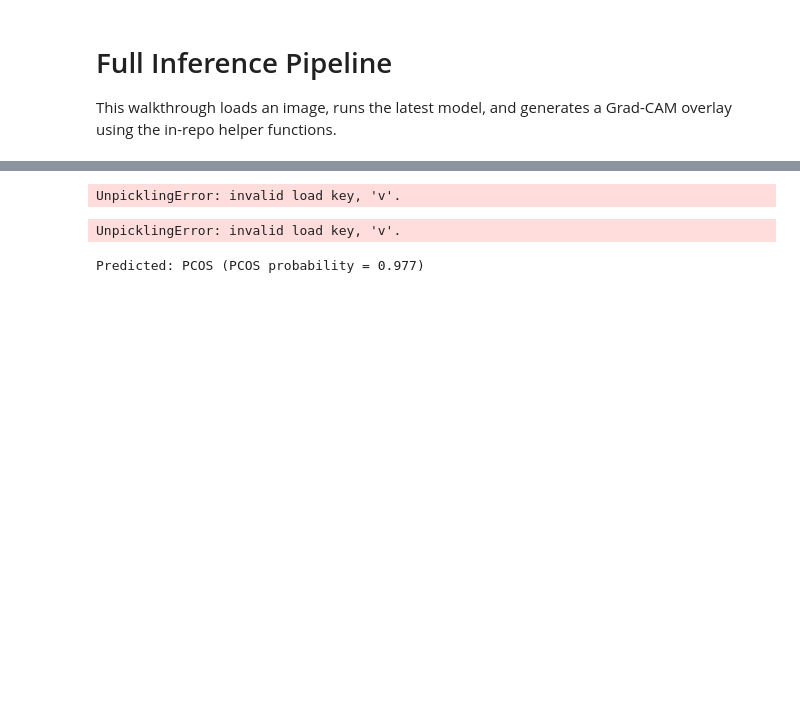
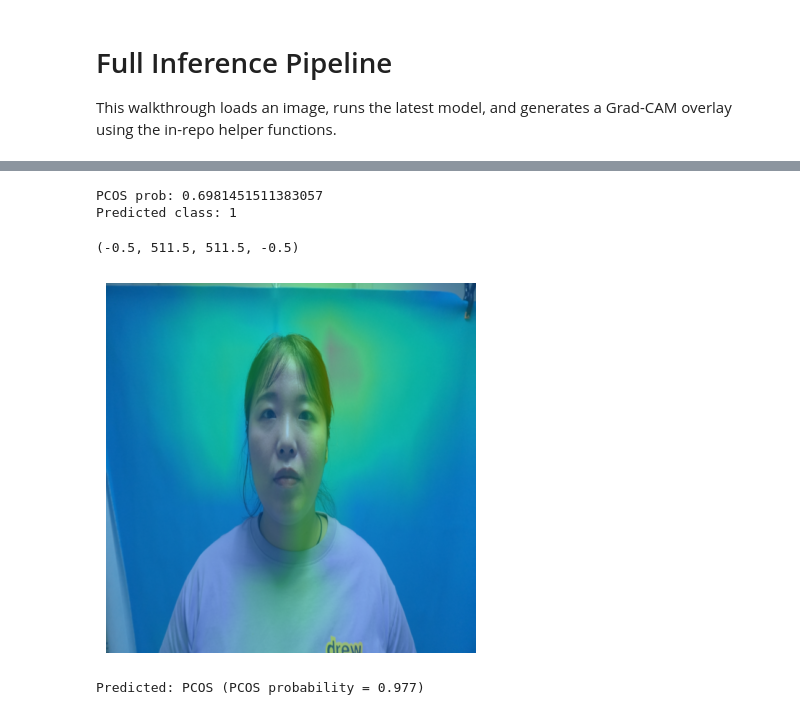
Before and after one commit to zhangyucan/10Hospital, a Jupyter notebook: test.ipynb, the cells around one changed output, grey strips where cells are left out. Saved outputs shown, nothing was run; the diff lists cells and outputs as text; code cells hidden in the pictures; blank space fills up the shorter version.

```diff
--- a/test.ipynb
+++ b/test.ipynb
@@ -126,60 +133,38 @@ def _overlay_cam_on_image(rgb01: np.ndarray, cam: np.ndarray, alpha: float = 0.3
     b = np.clip(1.5 * (1.0 - normalized) - 0.5, 0.0, 1.0)
     heatmap = np.stack([r, g, b], axis=-1)
     blended = heatmap * alpha + rgb01 * (1.0 - alpha)
     return np.clip(blended, 0.0, 1.0)
 
 image_path = Path(r"/home/yucan/NewDisk/10Hospital/1PCOSnew/1/699/DSC02034.JPG")
 model_path = Path(r"/home/yucan/NewDisk/10Hospital/code/regressor/InceptionResNetV2_PCOS2nd/weights_clf/epoch006_0.00005_0.29149_0.8864.pth")
 
 image = Image.open(image_path).convert("RGB").resize((512, 512), Image.BILINEAR)
 rgb01 = np.asarray(image, dtype=np.float32) / 255.0
 input_tensor = torch.from_numpy(rgb01).permute(2, 0, 1).unsqueeze(0)
 
 model = get_model("InceptionResNetV2")
 state = torch.load(model_path, map_location="cpu")
 model.load_state_dict(state)
 model.eval()
 
 with torch.no_grad():
     logits = model(input_tensor)
     probabilities = F.softmax(logits, dim=1)
     print("PCOS prob:", float(probabilities[0, 1]))
     print("Predicted class:", int(torch.argmax(probabilities, dim=1)))
 
 target_layers = [model.conv2d_7b]
-with GradCAM(model=model, target_layers=target_layers, use_cuda=False) as cam:
+with GradCAM(model=model, target_layers=target_layers,) as cam:
     grayscale_cam = cam(input_tensor=input_tensor, targets=[ClassifierOutputTarget(1)])[0]
 
 overlay = _overlay_cam_on_image(rgb01, grayscale_cam)
 plt.imshow(overlay)
 plt.axis("off")
 # %% [output]
-UnpicklingError: invalid load key, 'v'.
+PCOS prob: 0.6981451511383057
+Predicted class: 1
+(-0.5, 511.5, 511.5, -0.5)
+[figure, added]
-# %%
-from pathlib import Path
-import io
-import matplotlib.pyplot as plt
-from PIL import Image
-from pcos_infer import analyze_image_bytes
-
-image_path = Path(r"/home/yucan/NewDisk/10Hospital/1PCOSnew/1/699/DSC02034.JPG")
-model_path = Path(r"/home/yucan/NewDisk/10Hospital/code/regressor/InceptionResNetV2_PCOS2nd/weights_clf/epoch006_0.00005_0.29149_0.8864.pth")
-
-with open(image_path, "rb") as fh:
-    result = analyze_image_bytes(fh.read(), str(model_path))
-
-print(f"Predicted: {result['prediction']}")
-print(f"PCOS probability: {result['probability']:.3f}")
-print("Logits:", result["logits"])
-
-overlay_image = Image.open(io.BytesIO(result["overlay_png"]))
-fig, ax = plt.subplots(figsize=(4, 4))
-ax.imshow(overlay_image)
-ax.set_title("Grad-CAM Overlay")
-ax.axis("off")
-plt.show()
-# %% [output]
-UnpicklingError: invalid load key, 'v'.
 # %%
 import functools
 from pathlib import Path
```
Also changed, not shown: parts of 3 cells of this notebook, 1 other file.
